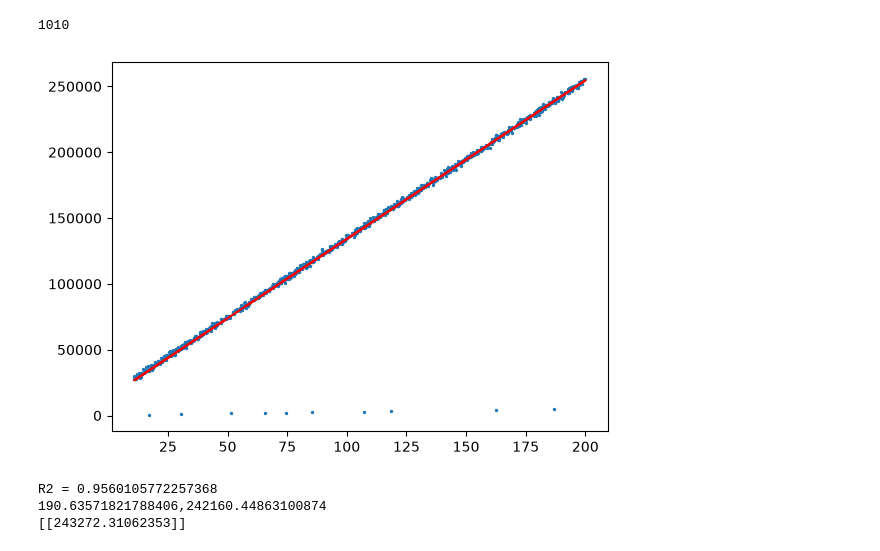
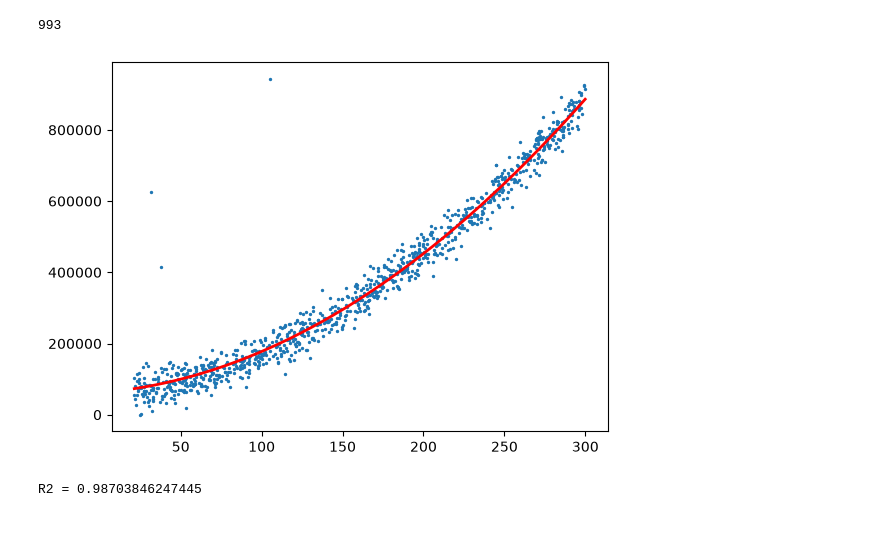
Before and after one commit to Pedro-Maia-250/regress-o-scikit-learn, a Jupyter notebook: src/regressão/main.ipynb, the cells around one changed output. Cells and saved outputs as stored; diff of their text form; code cells hidden in the pictures.

Commit message:
novo dataset e agora com curva

```diff
--- a/src/regressão/main.ipynb
+++ b/src/regressão/main.ipynb
@@ -3,7 +3,7 @@ import pandas as pd
 import numpy as np
 import matplotlib.pyplot as plt
 # %%
-df = pd.read_csv("dataset/dataset_regressao_linear.csv")
+df = pd.read_csv("dataset/dataset_regressao_polinomial.csv")
 
 while True:
 
@@ -26,32 +26,46 @@ while True:
 
 print(len(df))
 # %% [output]
-1010
+993
 # %%
 x = df.drop(columns=df.columns[-1])
 y = pd.DataFrame(df[df.columns[-1]])
 # %%
 from sklearn.model_selection import train_test_split
+from sklearn.preprocessing import PolynomialFeatures
 
-x_tr, x_te, y_tr, y_te = train_test_split(x, y, train_size=0.2, random_state=42)
+poly = PolynomialFeatures(degree=2)
+
+x = poly.fit_transform(x)
+
+x_tr, x_te, y_tr, y_te = train_test_split(x, y, train_size=0.8, random_state=42)
 # %%
-from sklearn.linear_model import LinearRegression
-modelo = LinearRegression()
+from sklearn.linear_model import Ridge
+modelo = Ridge(alpha=0.1)
 # %%
 modelo.fit(x_tr, y_tr)
 
-y_pred = modelo.predict(x_te)
+# Cria vários valores de área igualmente espaçados
+x_linha = np.linspace(
+    x[:, 1].min(),
+    x[:, 1].max(),
+    500
+).reshape(-1, 1)
 
-plt.scatter(x, y, s=2)
-plt.plot(x_te, y_pred, color="red")
+# Aplica a mesma transformação polinomial
+x_linha_poly = poly.transform(x_linha)
+
+# Faz a previsão da curva inteira
+y_linha = modelo.predict(x_linha_poly)
+
+# Desenha
+plt.scatter(x[:, 1], y, s=2)
+plt.plot(x_linha, y_linha, color="red", linewidth=2)
+
 plt.show()
 # %% [output]
-[figure, old version]
+[figure, new version]
 # %%
 print("R2 =", modelo.score(x_te , y_te))
-print("190.63571821788406,242160.44863100874")
-print(modelo.predict(pd.DataFrame({"area":[190.63571821788406]})))
 # %% [output]
-R2 = 0.9560105772257368
-190.63571821788406,242160.44863100874
-[[243272.31062353]]
+R2 = 0.98703846247445
```
Also changed, not shown: 2 other files.
